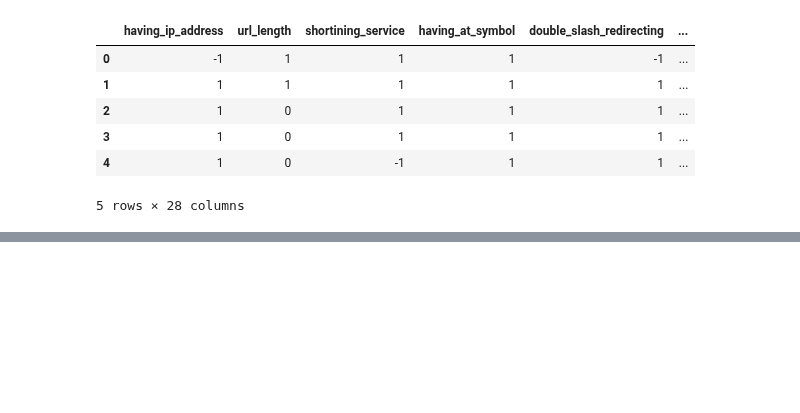
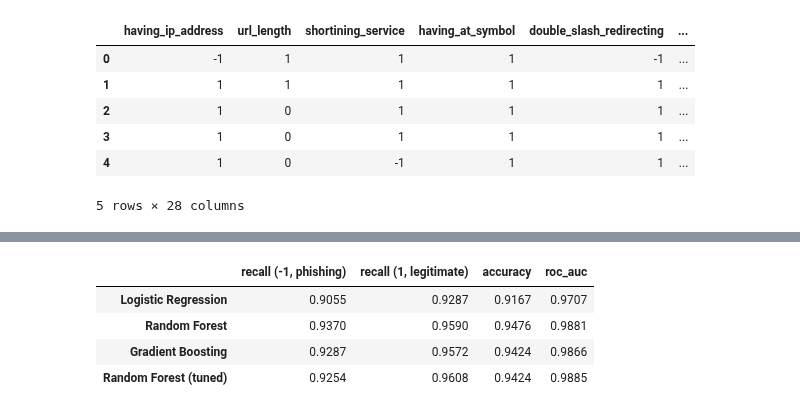
Before and after one commit to imgabrielas/Not-So-Small-ML, a Jupyter notebook: Phishing Websites/notebook.ipynb, the cells around one changed output, grey strips where cells are left out. Cells and saved outputs as stored; diff of their text form; code cells hidden in the pictures; blank space fills up the shorter version.

```diff
--- a/Phishing Websites/notebook.ipynb
+++ b/Phishing Websites/notebook.ipynb
@@ -296,0 +631,9 @@ Remaining features: 28
+# %%
+rf_tuned = grid_search.best_estimator_
+
+y_pred_rf_tuned = rf_tuned.predict(X_test_d)
+y_proba_rf_tuned = rf_tuned.predict_proba(X_test_d)[:, 1]
+
+print(f'Accuracy: {accuracy_score(y_test_d, y_pred_rf_tuned):.4f}')
+print(classification_report(y_test_d, y_pred_rf_tuned))
+print(f'ROC AUC: {roc_auc_score(y_test_d, y_proba_rf_tuned):.4f}')
@@ -296,0 +652,14 @@ Remaining features: 28
+# %%
+model_comparison.loc['Random Forest (tuned)'] = {
+    'recall (-1, phishing)': recall_score(y_test_d, y_pred_rf_tuned, pos_label=-1),
+    'recall (1, legitimate)': recall_score(y_test_d, y_pred_rf_tuned, pos_label=1),
+    'accuracy': accuracy_score(y_test_d, y_pred_rf_tuned),
+    'roc_auc': roc_auc_score(y_test_d, y_proba_rf_tuned),
+}
+model_comparison.round(4)
+# %% [output]
+|  | recall (-1, phishing) | recall (1, legitimate) | accuracy | roc_auc |
+| Logistic Regression | 0.9055 | 0.9287 | 0.9167 | 0.9707 |
+| Random Forest | 0.9370 | 0.9590 | 0.9476 | 0.9881 |
+| Gradient Boosting | 0.9287 | 0.9572 | 0.9424 | 0.9866 |
+| Random Forest (tuned) | 0.9254 | 0.9608 | 0.9424 | 0.9885 |
```
Also changed, not shown: parts of 20 cells of this notebook.
